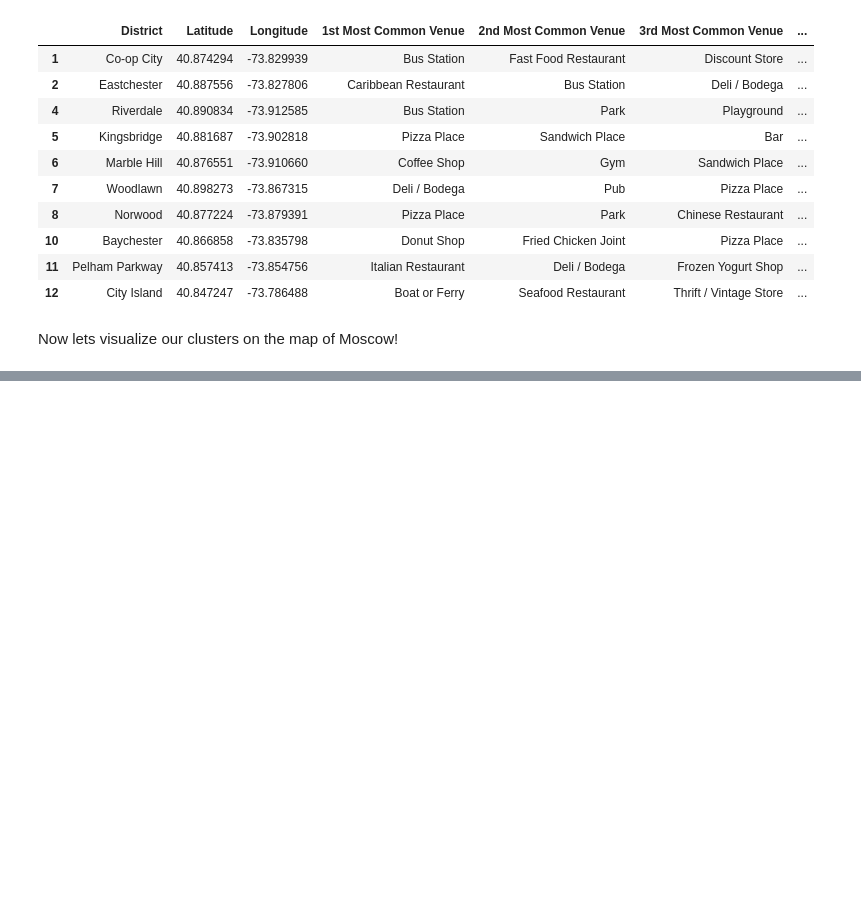
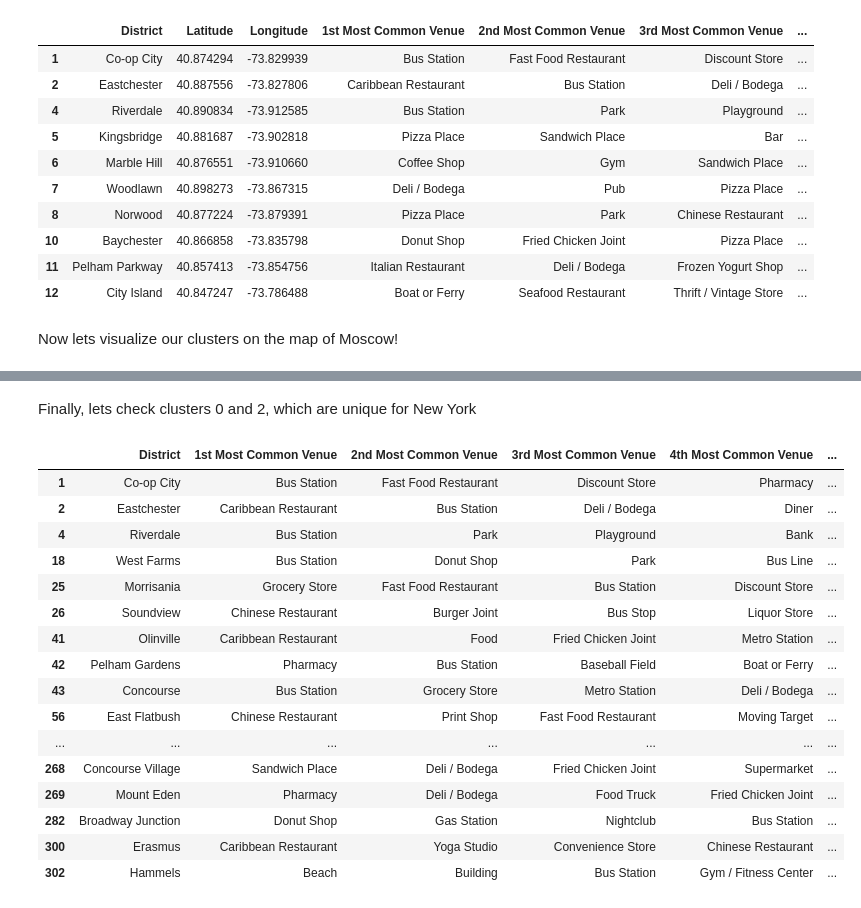
Before and after one commit to MMatlashov/AppliedDataSci_CapstoneProject, a Jupyter notebook: Matlashov_AppliedDataSciProject_FinalAssignment.ipynb, the cells around one changed output, grey strips where cells are left out. Saved outputs shown, nothing was run; the diff lists cells and outputs as text; code cells hidden in the pictures; blank space fills up the shorter version.

```diff
--- a/Matlashov_AppliedDataSciProject_FinalAssignment.ipynb
+++ b/Matlashov_AppliedDataSciProject_FinalAssignment.ipynb
@@ -592,0 +659,23 @@ As we can see, city centers of Moscow and New York are both occupied by similar
+# %% [markdown]
+Finally, lets check clusters 0 and 2, which are unique for New York
+# %%
+# New York, cluster 0
+newyork_merged.loc[newyork_merged['Cluster Labels'] == 0, newyork_merged.columns[[0] + list(range(3, newyork_merged.shape[1] - 1))]]
+# %% [output]
+|  | District | 1st Most Common Venue | 2nd Most Common Venue | 3rd Most Common Venue | 4th Most Common Venue | ... |
+| 1 | Co-op City | Bus Station | Fast Food Restaurant | Discount Store | Pharmacy | ... |
+| 2 | Eastchester | Caribbean Restaurant | Bus Station | Deli / Bodega | Diner | ... |
+| 4 | Riverdale | Bus Station | Park | Playground | Bank | ... |
+| 18 | West Farms | Bus Station | Donut Shop | Park | Bus Line | ... |
+| 25 | Morrisania | Grocery Store | Fast Food Restaurant | Bus Station | Discount Store | ... |
+| 26 | Soundview | Chinese Restaurant | Burger Joint | Bus Stop | Liquor Store | ... |
+| 41 | Olinville | Caribbean Restaurant | Food | Fried Chicken Joint | Metro Station | ... |
+| 42 | Pelham Gardens | Pharmacy | Bus Station | Baseball Field | Boat or Ferry | ... |
+| 43 | Concourse | Bus Station | Grocery Store | Metro Station | Deli / Bodega | ... |
+| 56 | East Flatbush | Chinese Restaurant | Print Shop | Fast Food Restaurant | Moving Target | ... |
+| ... | ... | ... | ... | ... | ... | ... |
+| 268 | Concourse Village | Sandwich Place | Deli / Bodega | Fried Chicken Joint | Supermarket | ... |
+| 269 | Mount Eden | Pharmacy | Deli / Bodega | Food Truck | Fried Chicken Joint | ... |
+| 282 | Broadway Junction | Donut Shop | Gas Station | Nightclub | Bus Station | ... |
+| 300 | Erasmus | Caribbean Restaurant | Yoga Studio | Convenience Store | Chinese Restaurant | ... |
+| 302 | Hammels | Beach | Building | Bus Station | Gym / Fitness Center | ... |
```
Also changed, not shown: parts of 10 cells of this notebook.
